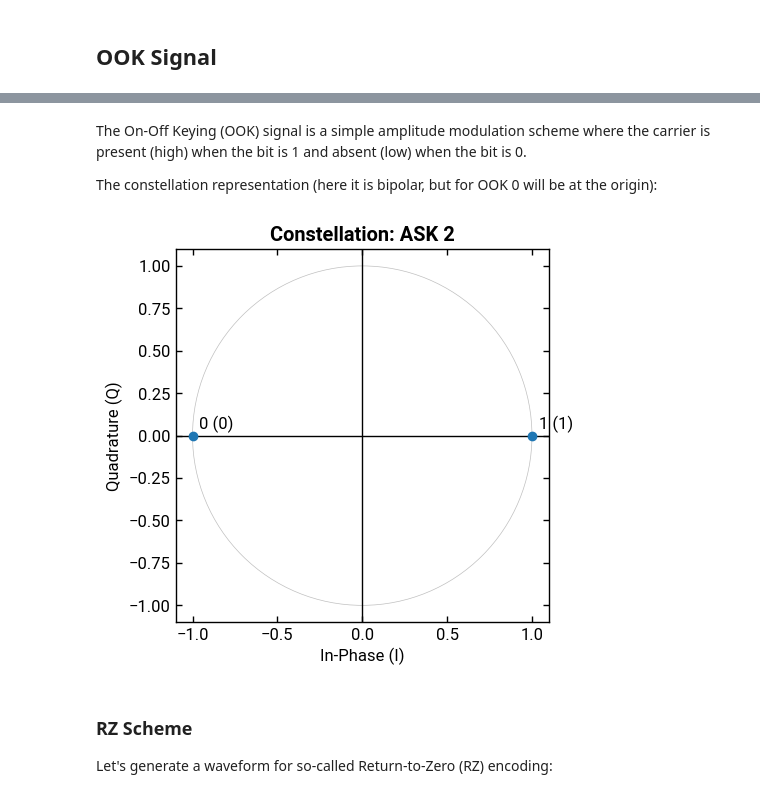
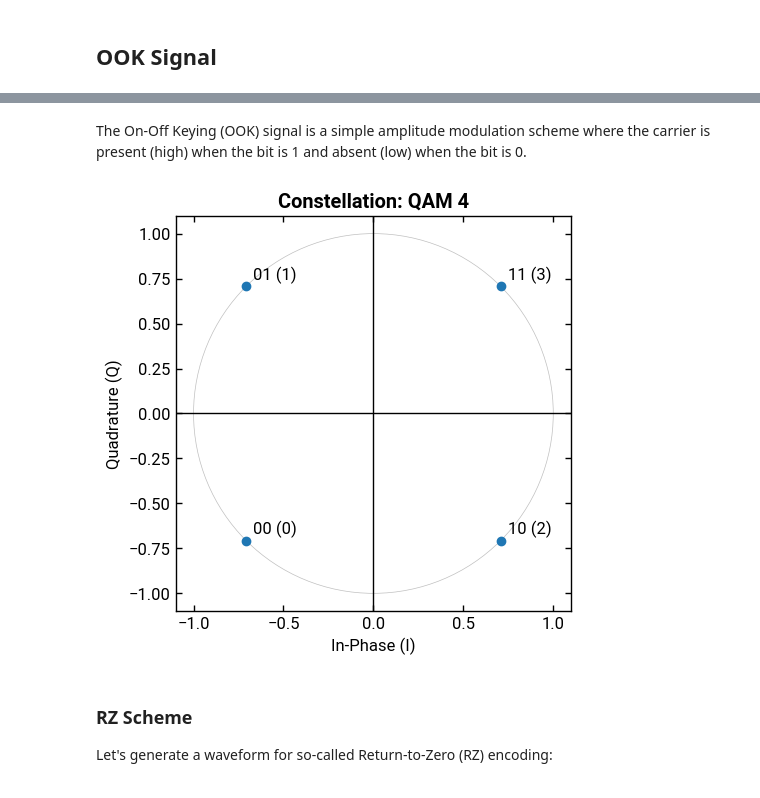
Before and after one commit to lokgar/commstools, a Jupyter notebook: examples/01-pam-waveforms.ipynb, the cells around one changed output, grey strips where cells are left out. Cells and saved outputs as stored; diff of their text form; code cells hidden in the pictures.

```diff
--- a/examples/01-pam-waveforms.ipynb
+++ b/examples/01-pam-waveforms.ipynb
@@ -15,11 +15,9 @@ set_log_level("WARNING")
 # %% [markdown]
 The On-Off Keying (OOK) signal is a simple amplitude modulation scheme where the carrier is present (high) when the bit is 1 and absent (low) when the bit is 0.
-
-The constellation representation (here it is bipolar, but for OOK 0 will be at the origin):
 # %%
-ideal_constellation(modulation="ask", order=2, show=True)
+ideal_constellation(modulation="qam", order=4, show=True, unipolar=True)
 # %% [output]
-[figure, old version]
+[figure, new version]
 # %% [markdown]
 ### RZ Scheme
 
```
Also changed, not shown: parts of 22 cells of this notebook, 21 other files.
